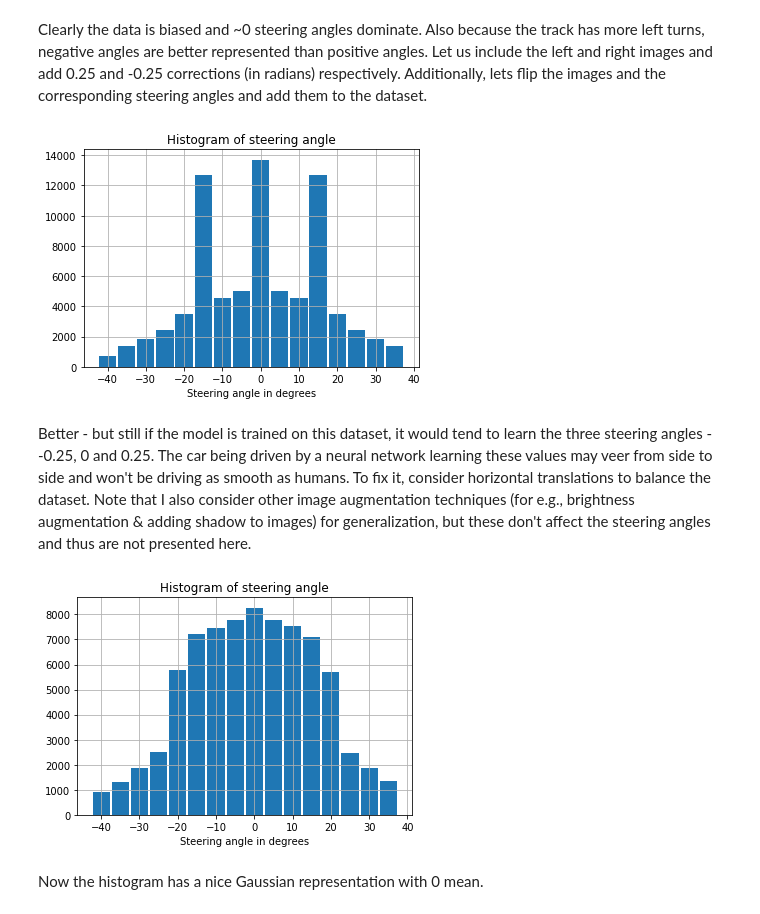
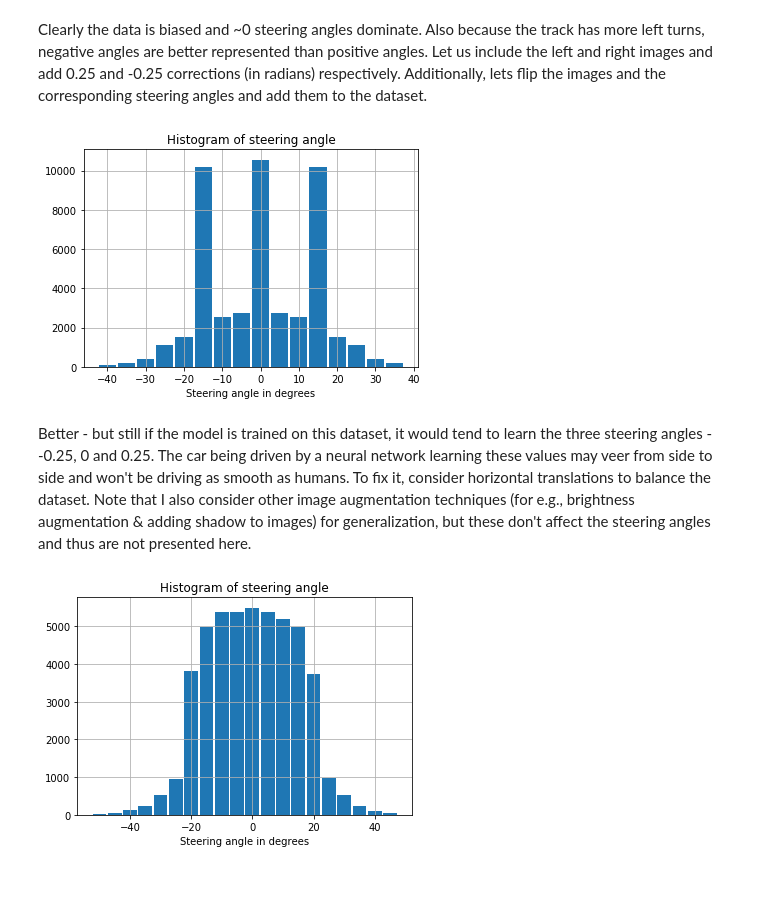
Before and after one commit to utsawk/CarND-Behavioral-Cloning-P3, a Jupyter notebook: exploratory_data_analysis.ipynb, the cells around one changed output. Cells and saved outputs as stored; diff of their text form; code cells hidden in the pictures; blank space fills up the shorter version.

```diff
--- a/exploratory_data_analysis.ipynb
+++ b/exploratory_data_analysis.ipynb
@@ -41,7 +41,7 @@ Clearly the data is biased and ~0 steering angles dominate. Also because the tra
 steering_angles = []
 # converting radians to degrees
 correction = radian_to_degree*np.array([0, 0.25, -0.25])
-for line in lines[1:]:
+for line in lines[1:8038]:
     for i in range(3):
         # steering angle in degrees
         measurement = radian_to_degree*float(line[3]) + correction[i]
@@ -55,38 +55,36 @@ plt.xlabel('Steering angle in degrees')
 plt.grid(True)
 plt.show()
 # %% [output]
-[figure, old version]
+[figure, new version]
 # %% [markdown]
 Better -  but still if the model is trained on this dataset, it would tend to learn the three steering angles - -0.25, 0 and 0.25. The car being driven by a neural network learning these values may veer from side to side and won't be driving as smooth as humans. To fix it, consider horizontal translations to balance the dataset. Note that I also consider other image augmentation techniques (for e.g., brightness augmentation & adding shadow to images) for generalization, but these don't affect the steering angles and thus are not presented here.
 # %%
 # image processing
 def translate_image(angle, translate_range_hor):
     dx = np.random.randint(-translate_range_hor//2, translate_range_hor//2)
     angle = angle + dx * 0.0025 * radian_to_degree
     return angle
 
 def perturb_image_helper(angle):
     translate_range_hor = 100 # translate range in pixels
     angle = translate_image(angle, translate_range_hor)
     return angle
 
 steering_angles = []
 # converting radians to degrees
 correction = radian_to_degree*np.array([0, 0.25, -0.25])
-for line in lines[1:]:
+for line in lines[1:8038]:
     for i in range(3):
         # steering angle in degrees
         measurement = radian_to_degree*float(line[3]) + correction[i]
         steering_angles.append(perturb_image_helper(measurement))
         steering_angles.append(perturb_image_helper(-1.0*measurement))
 
 steering_angles = np.array(steering_angles)
-plt.hist(steering_angles, bins = np.arange(-42.5, 42.5, 5), rwidth = 0.9, align = 'mid')
+plt.hist(steering_angles, bins = np.arange(-52.5, 52.5, 5), rwidth = 0.9, align = 'mid')
 plt.title("Histogram of steering angle")
 plt.xlabel('Steering angle in degrees')
 plt.grid(True)
 plt.show()
 # %% [output]
-[figure, old version]
+[figure, new version]
-# %% [markdown]
-Now the histogram has a nice Gaussian representation with 0 mean.
```
Also changed, not shown: parts of 2 cells of this notebook, 19 other files.
